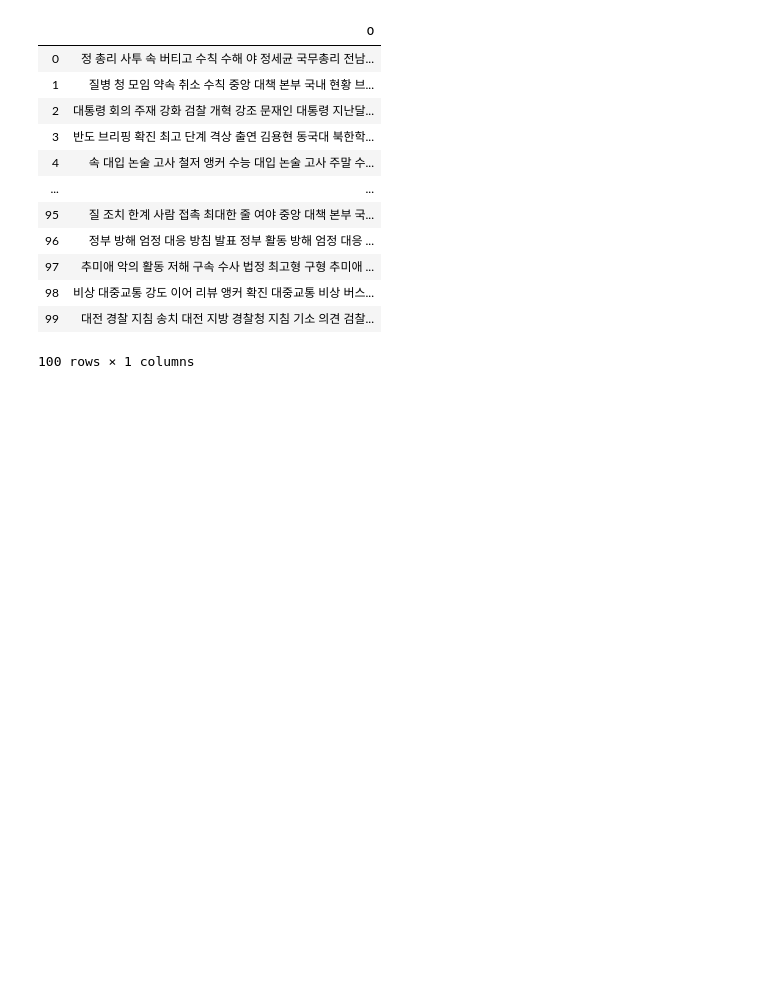
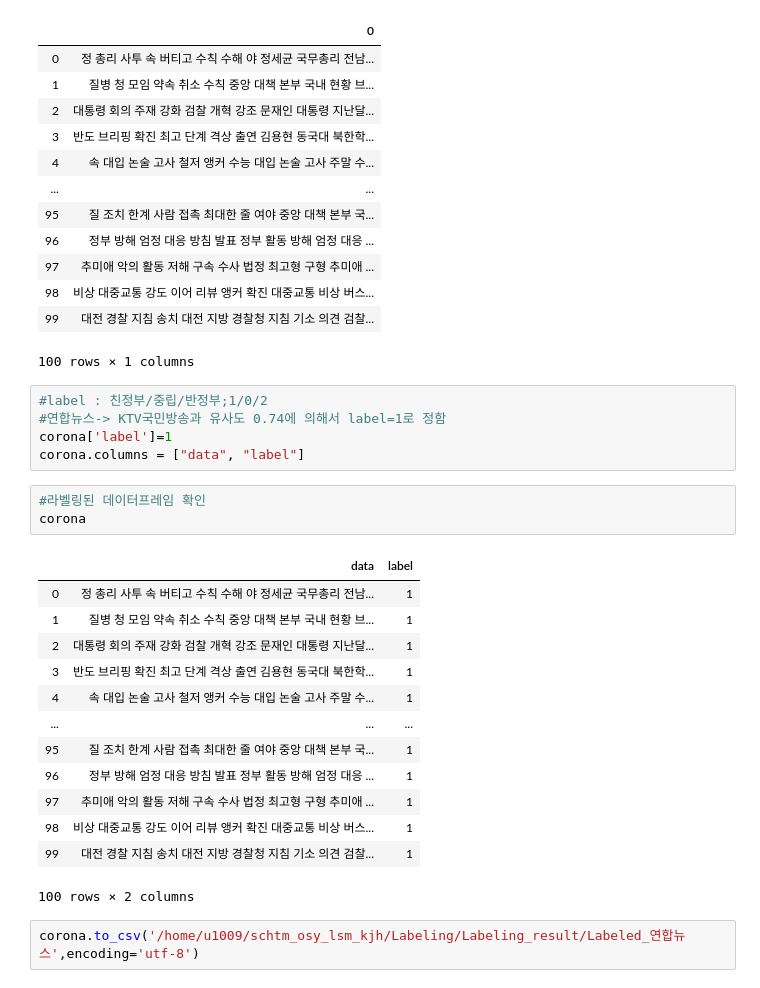
Before and after one commit to NAYANANG/2020_Text-Mining, a Jupyter notebook: Labeling/Labeling_code/Labeling_연합뉴스.ipynb, the cells around one changed output. Cells and saved outputs as stored; diff of their text form; blank space fills up the shorter version.

Commit message:
연합뉴스 라벨링 완료

```diff
--- a/Labeling/Labeling_code/Labeling_연합뉴스.ipynb
+++ b/Labeling/Labeling_code/Labeling_연합뉴스.ipynb
@@ -97,3 +97,27 @@ corona
 | 98 | 비상 대중교통 강도 이어 리뷰 앵커 확진 대중교통 비상 버스... |
 | 99 | 대전 경찰 지침 송치 대전 지방 경찰청 지침 기소 의견 검찰... |
 100 rows × 1 columns
+# %%
+#label : 친정부/중립/반정부;1/0/2
+#연합뉴스-> KTV국민방송과 유사도 0.74에 의해서 label=1로 정함
+corona['label']=1
+corona.columns = ["data", "label"]
+# %%
+#라벨링된 데이터프레임 확인
+corona
+# %% [output]
+|  | data | label |
+| 0 | 정 총리 사투 속 버티고 수칙 수해 야 정세균 국무총리 전남... | 1 |
+| 1 | 질병 청 모임 약속 취소 수칙 중앙 대책 본부 국내 현황 브... | 1 |
+| 2 | 대통령 회의 주재 강화 검찰 개혁 강조 문재인 대통령 지난달... | 1 |
+| 3 | 반도 브리핑 확진 최고 단계 격상 출연 김용현 동국대 북한학... | 1 |
+| 4 | 속 대입 논술 고사 철저 앵커 수능 대입 논술 고사 주말 수... | 1 |
+| ... | ... | ... |
+| 95 | 질 조치 한계 사람 접촉 최대한 줄 여야 중앙 대책 본부 국... | 1 |
+| 96 | 정부 방해 엄정 대응 방침 발표 정부 활동 방해 엄정 대응 ... | 1 |
+| 97 | 추미애 악의 활동 저해 구속 수사 법정 최고형 구형 추미애 ... | 1 |
+| 98 | 비상 대중교통 강도 이어 리뷰 앵커 확진 대중교통 비상 버스... | 1 |
+| 99 | 대전 경찰 지침 송치 대전 지방 경찰청 지침 기소 의견 검찰... | 1 |
+100 rows × 2 columns
+# %%
+corona.to_csv('/home/u1009/schtm_osy_lsm_kjh/Labeling/Labeling_result/Labeled_연합뉴스',encoding='utf-8')
```
